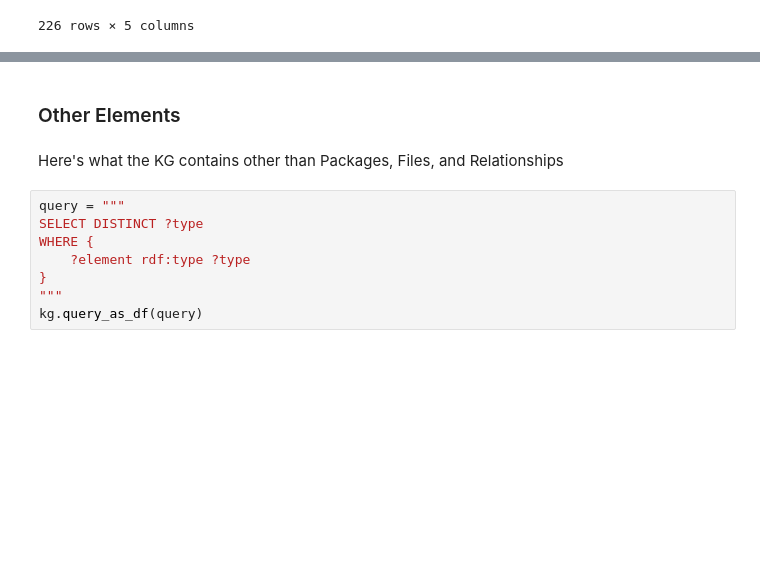
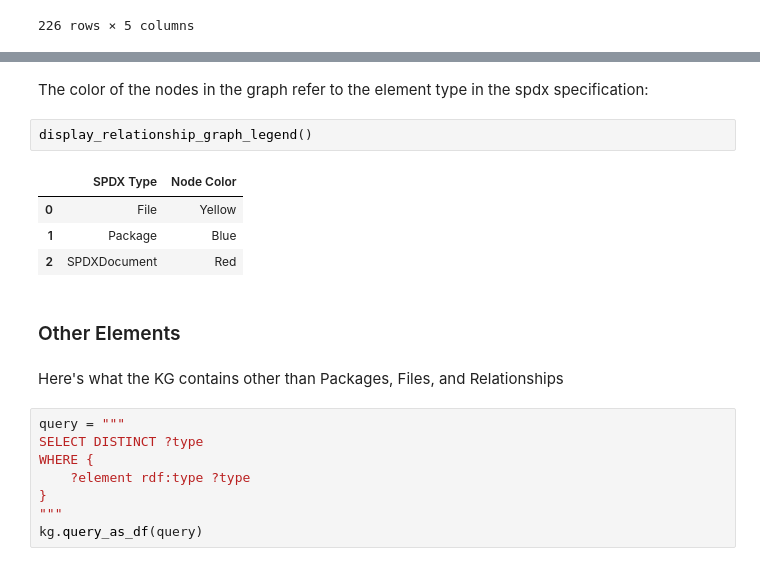
Before and after one commit to nd-crane/sbom-analysis, a Jupyter notebook: nbs/06_pytorch.ipynb, the cells around one changed output, grey strips where cells are left out. Saved outputs shown, nothing was run; the diff lists cells and outputs as text; blank space fills up the shorter version.

```diff
--- a/nbs/06_pytorch.ipynb
+++ b/nbs/06_pytorch.ipynb
@@ -166,3 +172,12 @@ figs/fig04.relationship.html
+# %% [markdown]
+The color of the nodes in the graph refer to the element type in the spdx specification:
+# %%
+display_relationship_graph_legend()
+# %% [output]
+|  | SPDX Type | Node Color |
+| 0 | File | Yellow |
+| 1 | Package | Blue |
+| 2 | SPDXDocument | Red |
 # %% [markdown]
 ### Other Elements
 # %% [markdown]
```
Also changed, not shown: parts of 5 cells of this notebook, 16 other files.
